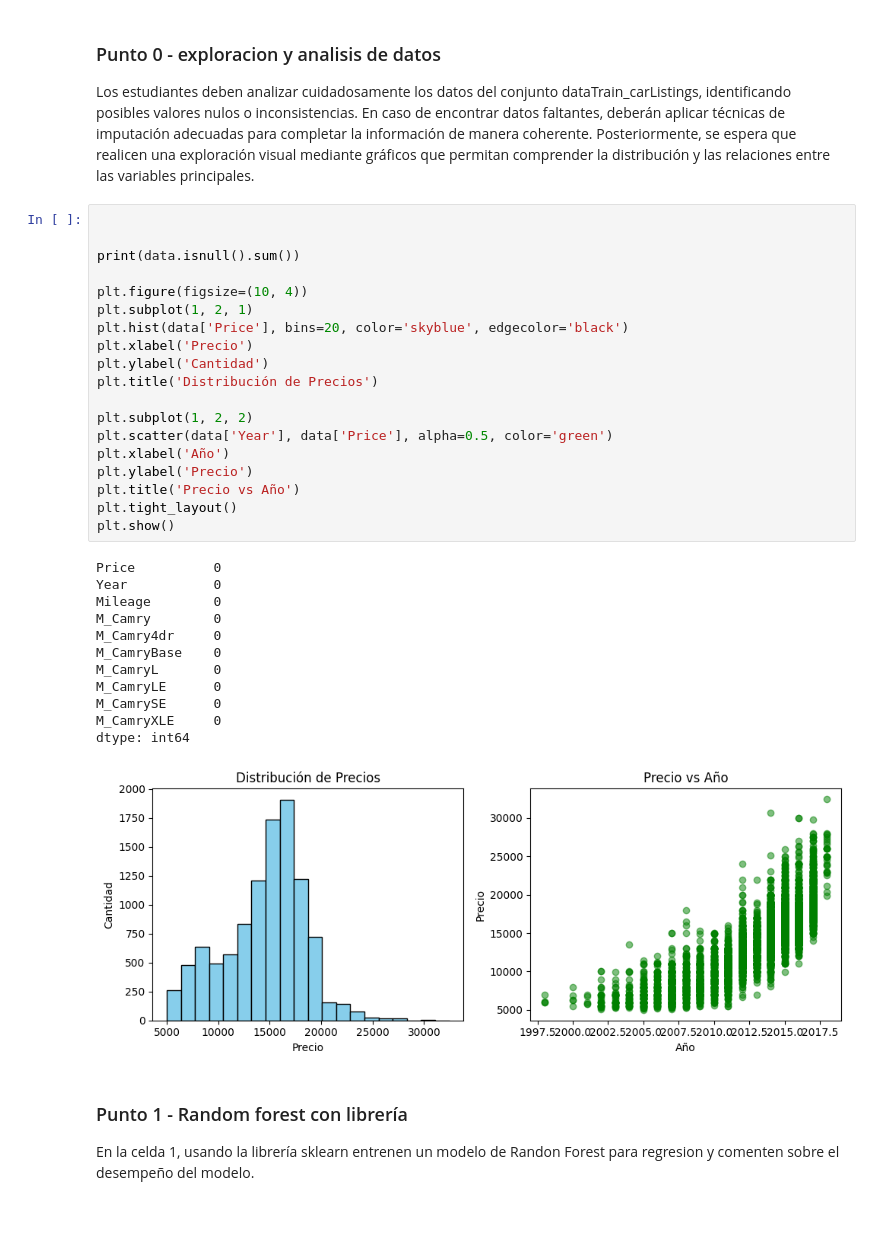
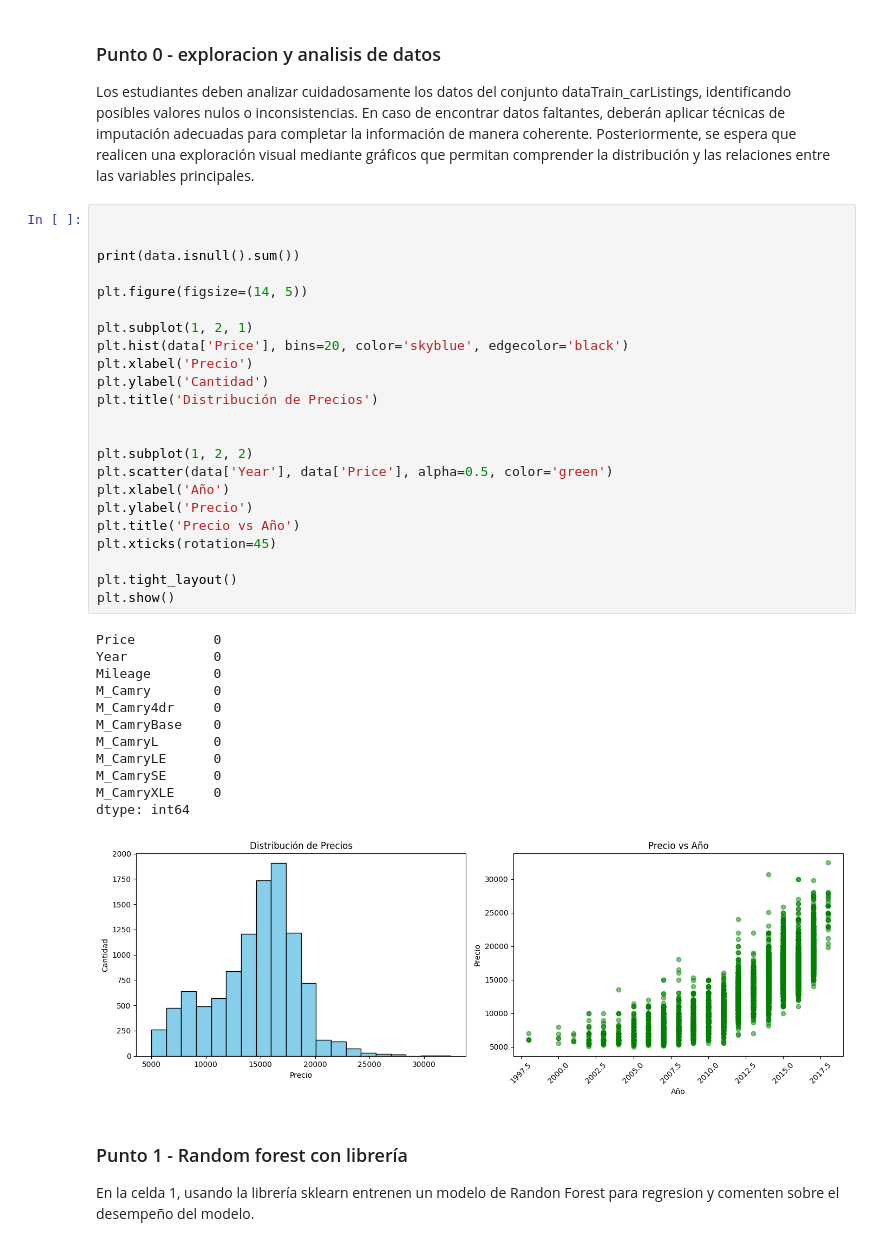
Before and after one commit to GREND-LEARD/ELECTIVA-PROFESIONAL-III, a Jupyter notebook: Semana 7/Parcial final.ipynb, the cells around one changed output. Saved outputs shown, nothing was run; the diff lists cells and outputs as text; blank space fills up the shorter version.

```diff
--- a/Semana 7/Parcial final.ipynb
+++ b/Semana 7/Parcial final.ipynb
@@ -54,35 +54,39 @@ Los estudiantes deben analizar cuidadosamente los datos del conjunto dataTrain_c
 # %%
 
 
 print(data.isnull().sum())
 
-plt.figure(figsize=(10, 4))
+plt.figure(figsize=(14, 5))
+
 plt.subplot(1, 2, 1)
 plt.hist(data['Price'], bins=20, color='skyblue', edgecolor='black')
 plt.xlabel('Precio')
 plt.ylabel('Cantidad')
 plt.title('Distribución de Precios')
 
+
 plt.subplot(1, 2, 2)
 plt.scatter(data['Year'], data['Price'], alpha=0.5, color='green')
 plt.xlabel('Año')
 plt.ylabel('Precio')
 plt.title('Precio vs Año')
+plt.xticks(rotation=45)
+
 plt.tight_layout()
 plt.show()
 # %% [output]
 Price          0
 Year           0
 Mileage        0
 M_Camry        0
 M_Camry4dr     0
 M_CamryBase    0
 M_CamryL       0
 M_CamryLE      0
 M_CamrySE      0
 M_CamryXLE     0
 dtype: int64
-[figure, old version]
+[figure, new version]
 # %% [markdown]
 ### Punto 1 - Random forest con librería
 
```
Also changed, not shown: parts of 4 cells of this notebook.
